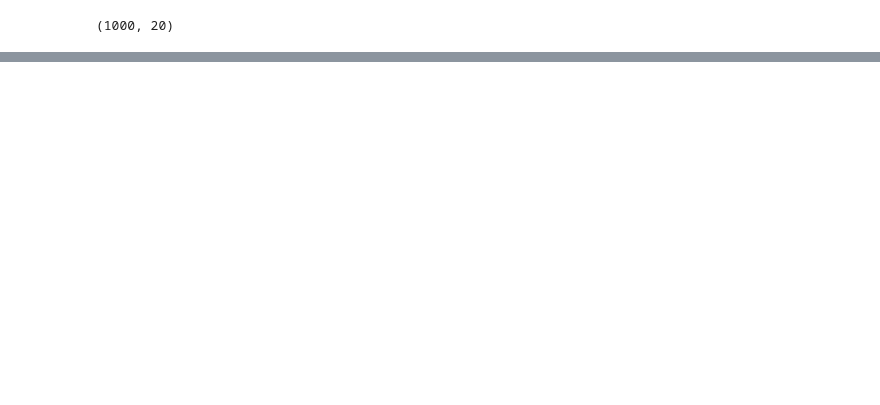
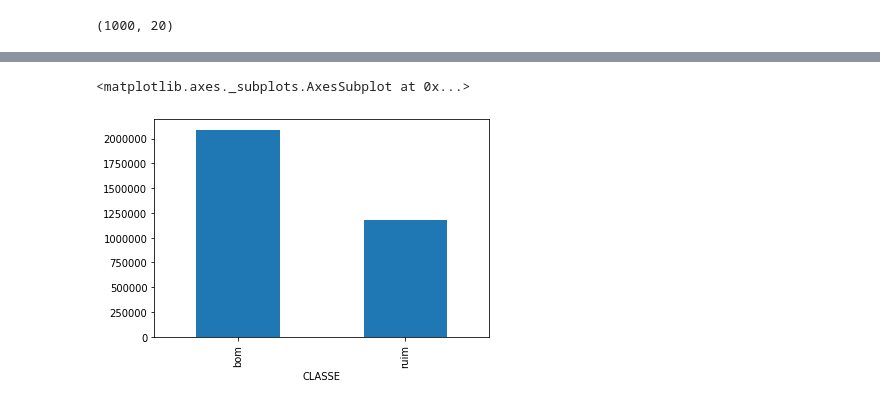
Before and after one commit to doctorget/WKD-Default-Reduction, a Jupyter notebook: Data Exploration.ipynb, the cells around one changed output, grey strips where cells are left out. Cells and saved outputs as stored; diff of their text form; code cells hidden in the pictures; blank space fills up the shorter version.

```diff
--- a/Data Exploration.ipynb
+++ b/Data Exploration.ipynb
@@ -30,0 +47,6 @@ agrupado.plot.pie(legend = True)
+# %%
+agrupado = df.groupby(['CLASSE'])['BALANCO_ATUAL'].sum()
+agrupado.plot.bar()
+# %% [output]
+<matplotlib.axes._subplots.AxesSubplot at 0x...>
+[figure, added]
```
Also changed, not shown: parts of 6 cells of this notebook, 1 other file.
